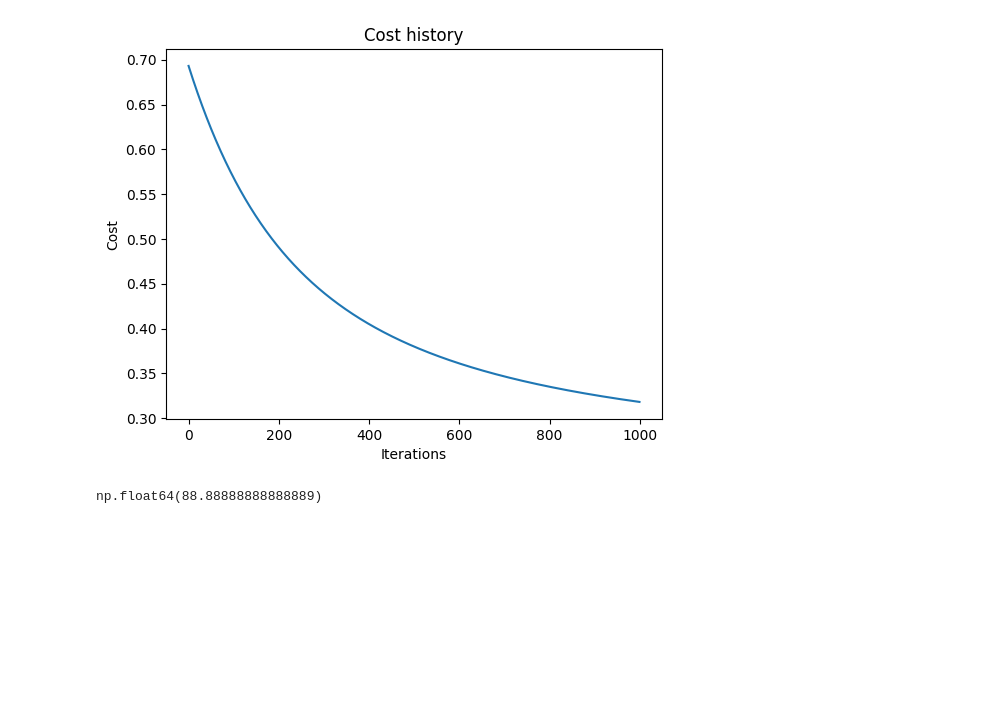
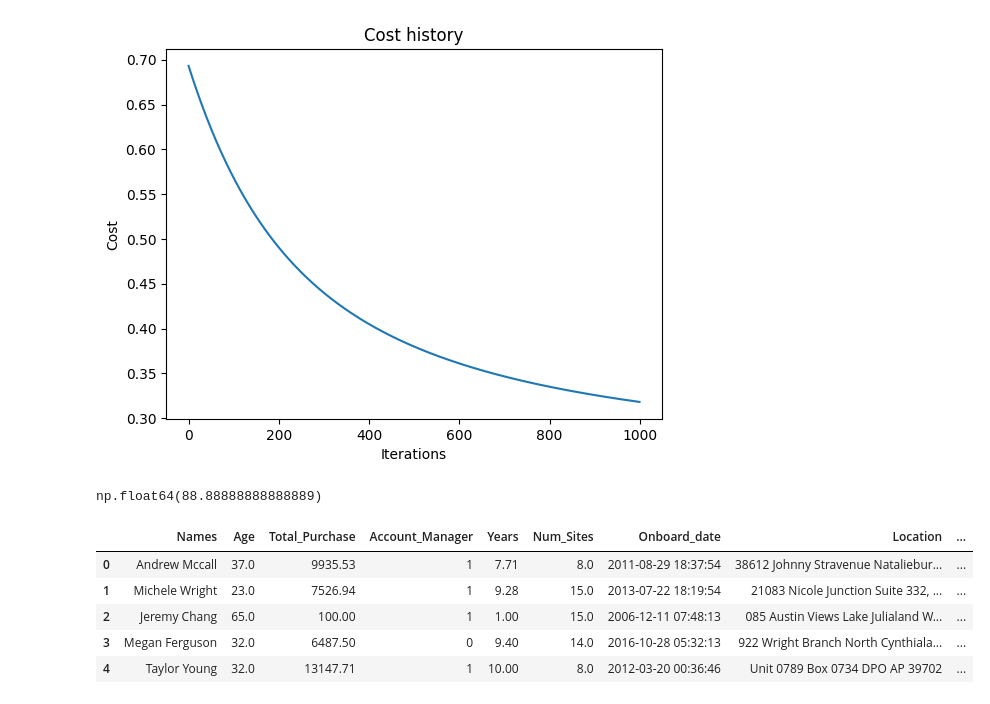
Before and after one commit to aloyuche/Blogg, a Jupyter notebook: CustomerChurn.ipynb, the cells around one changed output. Drawn from its saved outputs; the diff is of its cells as text; code cells hidden in the pictures; blank space fills up the shorter version.

```diff
--- a/CustomerChurn.ipynb
+++ b/CustomerChurn.ipynb
@@ -92,3 +92,13 @@ y_pred = [1 if i > 0.5 else 0 for i in y_pred]
 accuracy(y_test, y_pred) *100
 # %% [output]
 np.float64(88.88888888888889)
+# %%
+df1 = pd.read_csv(r"/content/new_customers_1.csv")
+df1.head()
+# %% [output]
+|  | Names | Age | Total_Purchase | Account_Manager | Years | Num_Sites | Onboard_date | Location | ... |
+| 0 | Andrew Mccall | 37.0 | 9935.53 | 1 | 7.71 | 8.0 | 2011-08-29 18:37:54 | 38612 Johnny Stravenue Nataliebur... | ... |
+| 1 | Michele Wright | 23.0 | 7526.94 | 1 | 9.28 | 15.0 | 2013-07-22 18:19:54 | 21083 Nicole Junction Suite 332, ... | ... |
+| 2 | Jeremy Chang | 65.0 | 100.00 | 1 | 1.00 | 15.0 | 2006-12-11 07:48:13 | 085 Austin Views Lake Julialand W... | ... |
+| 3 | Megan Ferguson | 32.0 | 6487.50 | 0 | 9.40 | 14.0 | 2016-10-28 05:32:13 | 922 Wright Branch North Cynthiala... | ... |
+| 4 | Taylor Young | 32.0 | 13147.71 | 1 | 10.00 | 8.0 | 2012-03-20 00:36:46 | Unit 0789 Box 0734 DPO AP 39702 | ... |
```
Also changed, not shown: parts of 3 cells of this notebook.
